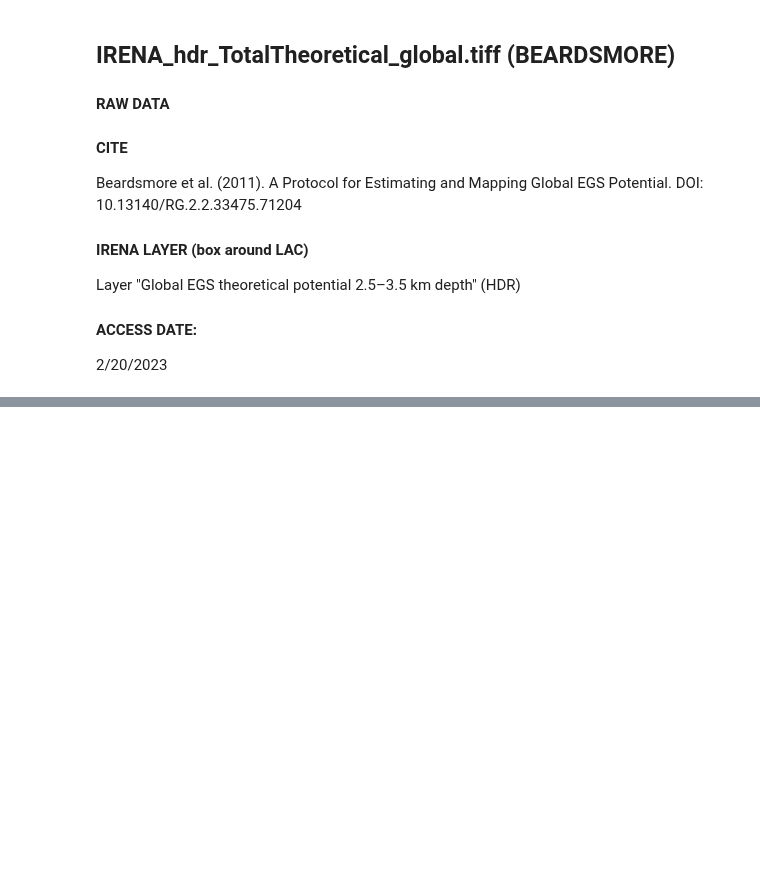
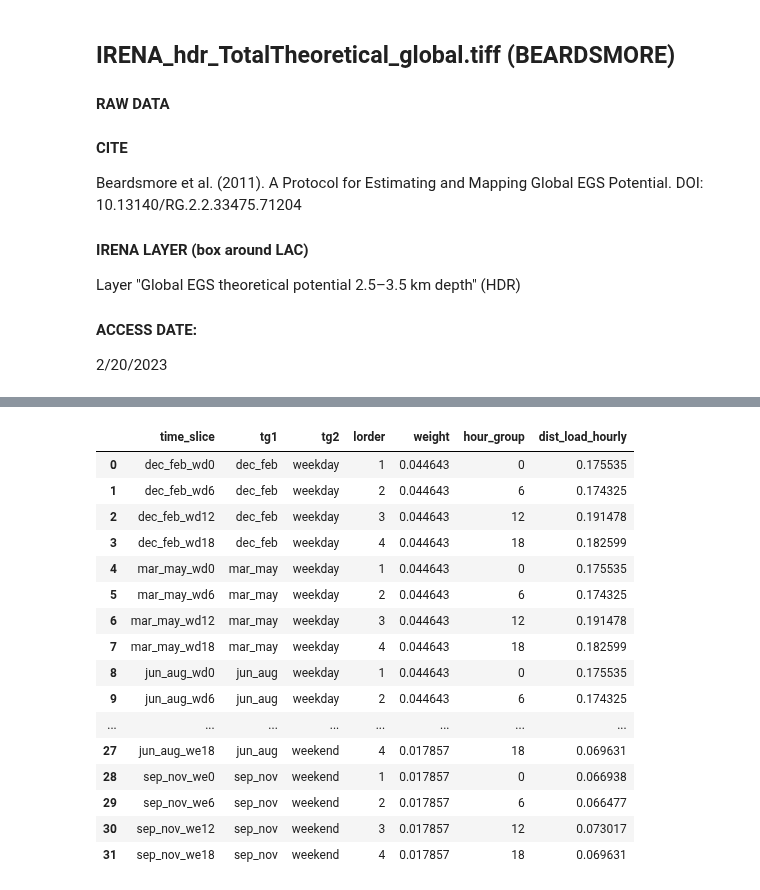
Before and after one commit to jarojasag/lac_decarbonization, a Jupyter notebook: python/data_construct-build_generation_potentials.ipynb, the cells around one changed output, grey strips where cells are left out. Saved outputs shown, nothing was run; the diff lists cells and outputs as text; code cells hidden in the pictures; blank space fills up the shorter version.

```diff
--- a/python/data_construct-build_generation_potentials.ipynb
+++ b/python/data_construct-build_generation_potentials.ipynb
@@ -194,0 +442,26 @@ Layer "Global EGS theoretical potential 2.5–3.5 km depth" (HDR)
+# %%
+
+
+df_sdp = pd.merge(
+    df_sdp,
+    df_hg_distribution.rename(columns = {field_distribution_load: field_distribution_load_hourly}),
+    how = "left"
+)
+# %% [output]
+|  | time_slice | tg1 | tg2 | lorder | weight | hour_group | dist_load_hourly |
+| 0 | dec_feb_wd0 | dec_feb | weekday | 1 | 0.044643 | 0 | 0.175535 |
+| 1 | dec_feb_wd6 | dec_feb | weekday | 2 | 0.044643 | 6 | 0.174325 |
+| 2 | dec_feb_wd12 | dec_feb | weekday | 3 | 0.044643 | 12 | 0.191478 |
+| 3 | dec_feb_wd18 | dec_feb | weekday | 4 | 0.044643 | 18 | 0.182599 |
+| 4 | mar_may_wd0 | mar_may | weekday | 1 | 0.044643 | 0 | 0.175535 |
+| 5 | mar_may_wd6 | mar_may | weekday | 2 | 0.044643 | 6 | 0.174325 |
+| 6 | mar_may_wd12 | mar_may | weekday | 3 | 0.044643 | 12 | 0.191478 |
+| 7 | mar_may_wd18 | mar_may | weekday | 4 | 0.044643 | 18 | 0.182599 |
+| 8 | jun_aug_wd0 | jun_aug | weekday | 1 | 0.044643 | 0 | 0.175535 |
+| 9 | jun_aug_wd6 | jun_aug | weekday | 2 | 0.044643 | 6 | 0.174325 |
+| ... | ... | ... | ... | ... | ... | ... | ... |
+| 27 | jun_aug_we18 | jun_aug | weekend | 4 | 0.017857 | 18 | 0.069631 |
+| 28 | sep_nov_we0 | sep_nov | weekend | 1 | 0.017857 | 0 | 0.066938 |
+| 29 | sep_nov_we6 | sep_nov | weekend | 2 | 0.017857 | 6 | 0.066477 |
+| 30 | sep_nov_we12 | sep_nov | weekend | 3 | 0.017857 | 12 | 0.073017 |
+| 31 | sep_nov_we18 | sep_nov | weekend | 4 | 0.017857 | 18 | 0.069631 |
```
Also changed, not shown: parts of 9 cells of this notebook, 3 other files.
